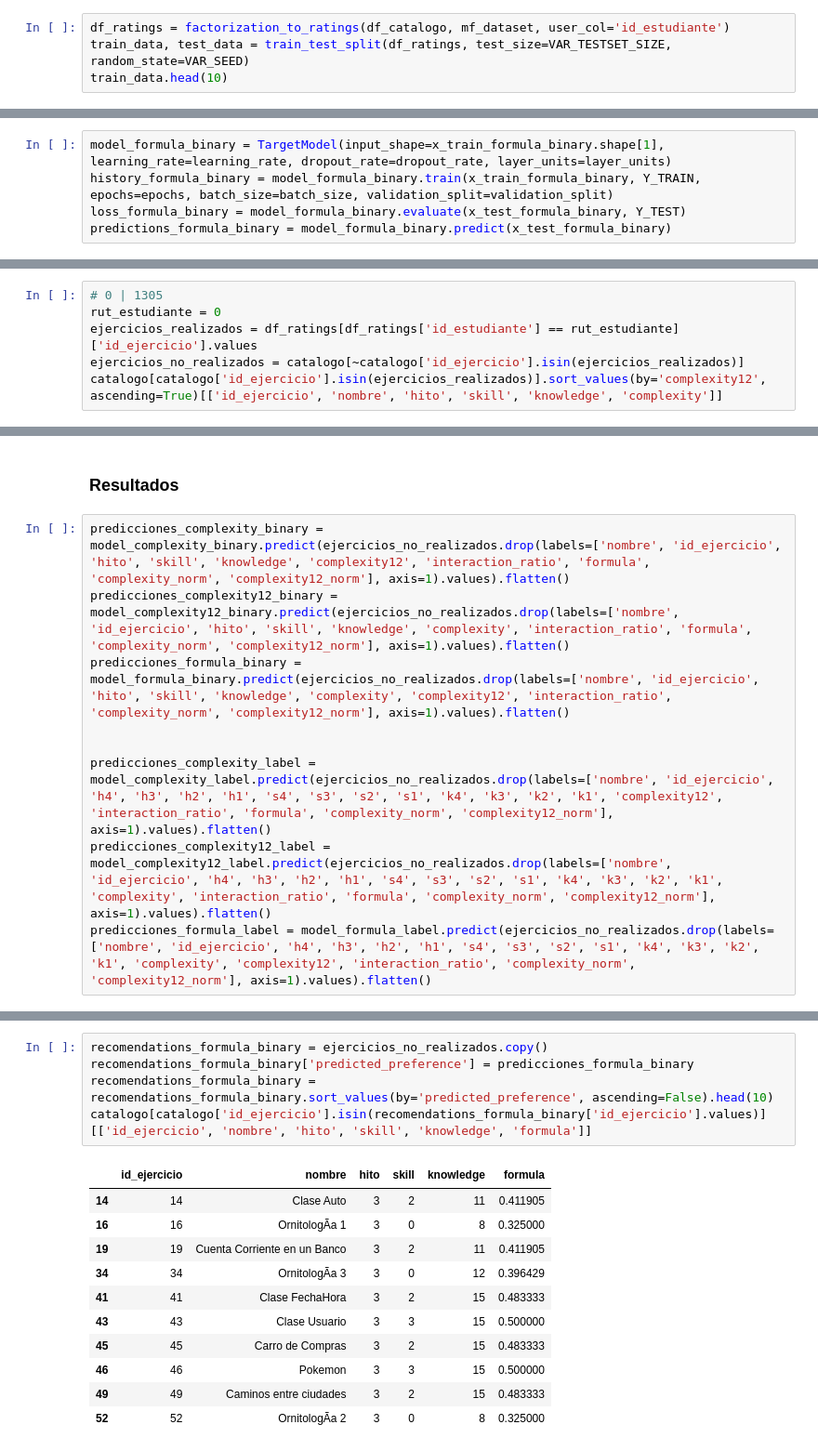
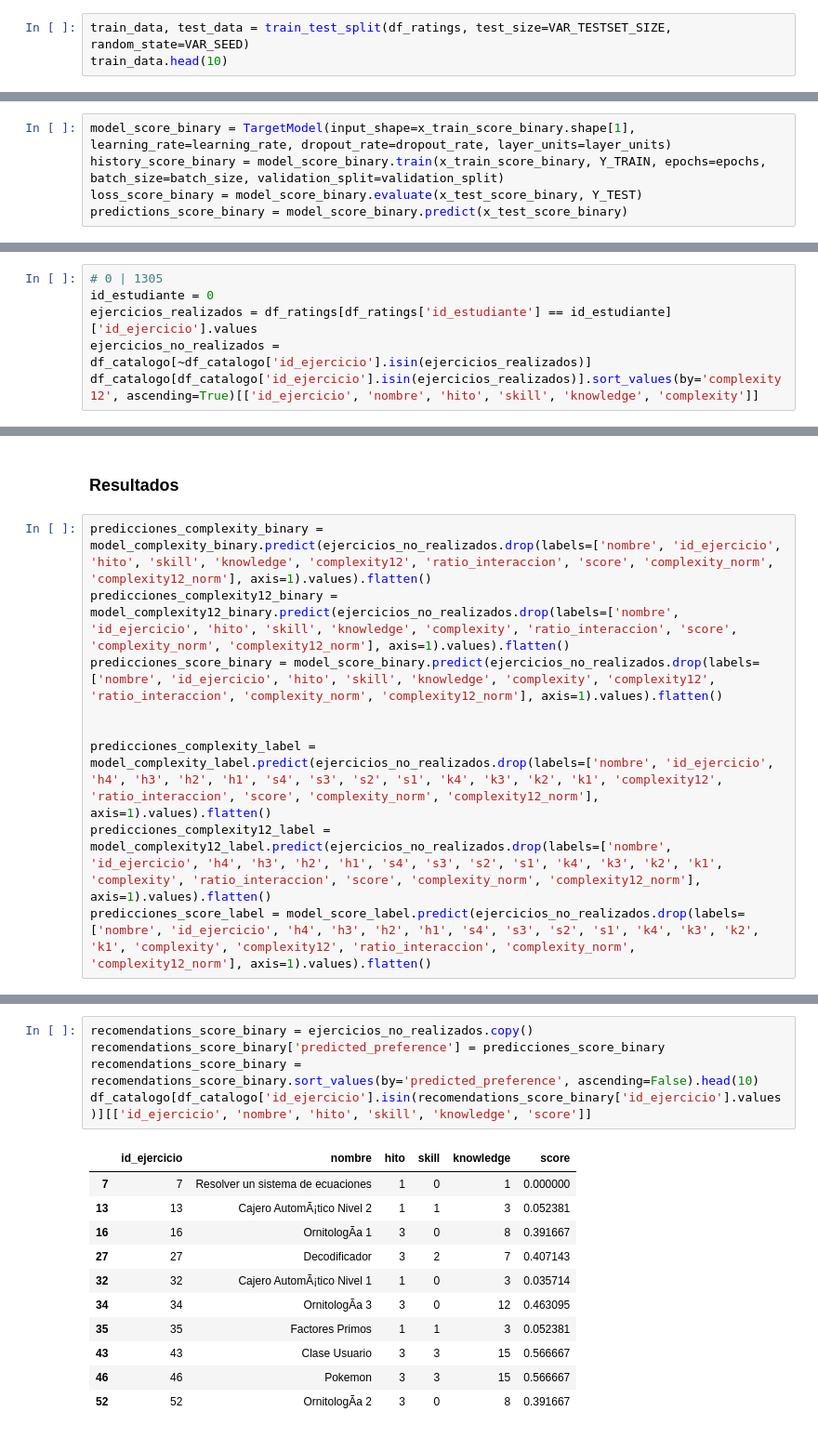
Before and after one commit to edgar-ramxs/RecSysUnab, a Jupyter notebook: models/tensorflow.ipynb, the cells around one changed output, grey strips where cells are left out. Shown: that part at 93% size. Cells and saved outputs as stored; diff of their text form.

Commit message:
models

```diff
--- a/models/tensorflow.ipynb
+++ b/models/tensorflow.ipynb
@@ -60,5 +54,4 @@ df_catalogo.head()
 # %%
-df_ratings = factorization_to_ratings(df_catalogo, mf_dataset, user_col='id_estudiante')
 train_data, test_data = train_test_split(df_ratings, test_size=VAR_TESTSET_SIZE, random_state=VAR_SEED)
 train_data.head(10)
 # %% [output]
@@ -158,7 +148,7 @@ Loss en el conjunto de prueba: 184918.046875
 64/64 ━━━━━━━━━━━━━━━━━━━━ 0s 3ms/step
 # %%
-model_formula_binary = TargetModel(input_shape=x_train_formula_binary.shape[1], learning_rate=learning_rate, dropout_rate=dropout_rate, layer_units=layer_units)
-history_formula_binary = model_formula_binary.train(x_train_formula_binary, Y_TRAIN, epochs=epochs, batch_size=batch_size, validation_split=validation_split)
-loss_formula_binary = model_formula_binary.evaluate(x_test_formula_binary, Y_TEST)
-predictions_formula_binary = model_formula_binary.predict(x_test_formula_binary)
+model_score_binary = TargetModel(input_shape=x_train_score_binary.shape[1], learning_rate=learning_rate, dropout_rate=dropout_rate, layer_units=layer_units)
+history_score_binary = model_score_binary.train(x_train_score_binary, Y_TRAIN, epochs=epochs, batch_size=batch_size, validation_split=validation_split)
+loss_score_binary = model_score_binary.evaluate(x_test_score_binary, Y_TEST)
+predictions_score_binary = model_score_binary.predict(x_test_score_binary)
 # %% [output]
@@ -256,10 +246,10 @@ Loss en el conjunto de prueba: 180446.859375
 ### Estudiante
 # %%
 # 0 | 1305
-rut_estudiante = 0
-ejercicios_realizados = df_ratings[df_ratings['id_estudiante'] == rut_estudiante]['id_ejercicio'].values
-ejercicios_no_realizados = catalogo[~catalogo['id_ejercicio'].isin(ejercicios_realizados)]
-catalogo[catalogo['id_ejercicio'].isin(ejercicios_realizados)].sort_values(by='complexity12', ascending=True)[['id_ejercicio', 'nombre', 'hito', 'skill', 'knowledge', 'complexity']]
+id_estudiante = 0
+ejercicios_realizados = df_ratings[df_ratings['id_estudiante'] == id_estudiante]['id_ejercicio'].values
+ejercicios_no_realizados = df_catalogo[~df_catalogo['id_ejercicio'].isin(ejercicios_realizados)]
+df_catalogo[df_catalogo['id_ejercicio'].isin(ejercicios_realizados)].sort_values(by='complexity12', ascending=True)[['id_ejercicio', 'nombre', 'hito', 'skill', 'knowledge', 'complexity']]
 # %% [output]
 |  | id_ejercicio | nombre | hito | skill | knowledge | complexity |
 | 4 | 4 | Nota Final | 1 | 0 | 1 | 1 |
@@ -280,12 +270,12 @@ catalogo[catalogo['id_ejercicio'].isin(ejercicios_realizados)].sort_values(by='c
 # %% [markdown]
 ### Resultados
 # %%
-predicciones_complexity_binary = model_complexity_binary.predict(ejercicios_no_realizados.drop(labels=['nombre', 'id_ejercicio', 'hito', 'skill', 'knowledge', 'complexity12', 'interaction_ratio', 'formula', 'complexity_norm', 'complexity12_norm'], axis=1).values).flatten()
-predicciones_complexity12_binary = model_complexity12_binary.predict(ejercicios_no_realizados.drop(labels=['nombre', 'id_ejercicio', 'hito', 'skill', 'knowledge', 'complexity', 'interaction_ratio', 'formula', 'complexity_norm', 'complexity12_norm'], axis=1).values).flatten()
-predicciones_formula_binary = model_formula_binary.predict(ejercicios_no_realizados.drop(labels=['nombre', 'id_ejercicio', 'hito', 'skill', 'knowledge', 'complexity', 'complexity12', 'interaction_ratio', 'complexity_norm', 'complexity12_norm'], axis=1).values).flatten()
+predicciones_complexity_binary = model_complexity_binary.predict(ejercicios_no_realizados.drop(labels=['nombre', 'id_ejercicio', 'hito', 'skill', 'knowledge', 'complexity12', 'ratio_interaccion', 'score', 'complexity_norm', 'complexity12_norm'], axis=1).values).flatten()
+predicciones_complexity12_binary = model_complexity12_binary.predict(ejercicios_no_realizados.drop(labels=['nombre', 'id_ejercicio', 'hito', 'skill', 'knowledge', 'complexity', 'ratio_interaccion', 'score', 'complexity_norm', 'complexity12_norm'], axis=1).values).flatten()
+predicciones_score_binary = model_score_binary.predict(ejercicios_no_realizados.drop(labels=['nombre', 'id_ejercicio', 'hito', 'skill', 'knowledge', 'complexity', 'complexity12', 'ratio_interaccion', 'complexity_norm', 'complexity12_norm'], axis=1).values).flatten()
 
 
-predicciones_complexity_label = model_complexity_label.predict(ejercicios_no_realizados.drop(labels=['nombre', 'id_ejercicio', 'h4', 'h3', 'h2', 'h1', 's4', 's3', 's2', 's1', 'k4', 'k3', 'k2', 'k1', 'complexity12', 'interaction_ratio', 'formula', 'complexity_norm', 'complexity12_norm'], axis=1).values).flatten()
-predicciones_complexity12_label = model_complexity12_label.predict(ejercicios_no_realizados.drop(labels=['nombre', 'id_ejercicio', 'h4', 'h3', 'h2', 'h1', 's4', 's3', 's2', 's1', 'k4', 'k3', 'k2', 'k1', 'complexity', 'interaction_ratio', 'formula', 'complexity_norm', 'complexity12_norm'], axis=1).values).flatten()
-predicciones_formula_label = model_formula_label.predict(ejercicios_no_realizados.drop(labels=['nombre', 'id_ejercicio', 'h4', 'h3', 'h2', 'h1', 's4', 's3', 's2', 's1', 'k4', 'k3', 'k2', 'k1', 'complexity', 'complexity12', 'interaction_ratio', 'complexity_norm', 'complexity12_norm'], axis=1).values).flatten()
+predicciones_complexity_label = model_complexity_label.predict(ejercicios_no_realizados.drop(labels=['nombre', 'id_ejercicio', 'h4', 'h3', 'h2', 'h1', 's4', 's3', 's2', 's1', 'k4', 'k3', 'k2', 'k1', 'complexity12', 'ratio_interaccion', 'score', 'complexity_norm', 'complexity12_norm'], axis=1).values).flatten()
+predicciones_complexity12_label = model_complexity12_label.predict(ejercicios_no_realizados.drop(labels=['nombre', 'id_ejercicio', 'h4', 'h3', 'h2', 'h1', 's4', 's3', 's2', 's1', 'k4', 'k3', 'k2', 'k1', 'complexity', 'ratio_interaccion', 'score', 'complexity_norm', 'complexity12_norm'], axis=1).values).flatten()
+predicciones_score_label = model_score_label.predict(ejercicios_no_realizados.drop(labels=['nombre', 'id_ejercicio', 'h4', 'h3', 'h2', 'h1', 's4', 's3', 's2', 's1', 'k4', 'k3', 'k2', 'k1', 'complexity', 'complexity12', 'ratio_interaccion', 'complexity_norm', 'complexity12_norm'], axis=1).values).flatten()
 # %% [output]
@@ -330,19 +320,19 @@ catalogo[catalogo['id_ejercicio'].isin(recomendations_complexity12_binary['id_ej
 | 50 | 50 | MCM recursivo | 4 | 1 | 3 | 1043 |
 | 51 | 51 | Combinaciones de NÃºmeros Binarios | 4 | 12 | 7 | 1223 |
 # %%
-recomendations_formula_binary = ejercicios_no_realizados.copy()
-recomendations_formula_binary['predicted_preference'] = predicciones_formula_binary
-recomendations_formula_binary = recomendations_formula_binary.sort_values(by='predicted_preference', ascending=False).head(10)
-catalogo[catalogo['id_ejercicio'].isin(recomendations_formula_binary['id_ejercicio'].values)][['id_ejercicio', 'nombre', 'hito', 'skill', 'knowledge', 'formula']]
+recomendations_score_binary = ejercicios_no_realizados.copy()
+recomendations_score_binary['predicted_preference'] = predicciones_score_binary
+recomendations_score_binary = recomendations_score_binary.sort_values(by='predicted_preference', ascending=False).head(10)
+df_catalogo[df_catalogo['id_ejercicio'].isin(recomendations_score_binary['id_ejercicio'].values)][['id_ejercicio', 'nombre', 'hito', 'skill', 'knowledge', 'score']]
 # %% [output]
-|  | id_ejercicio | nombre | hito | skill | knowledge | formula |
-| 14 | 14 | Clase Auto | 3 | 2 | 11 | 0.411905 |
-| 16 | 16 | OrnitologÃ­a 1 | 3 | 0 | 8 | 0.325000 |
-| 19 | 19 | Cuenta Corriente en un Banco | 3 | 2 | 11 | 0.411905 |
-| 34 | 34 | OrnitologÃ­a 3 | 3 | 0 | 12 | 0.396429 |
-| 41 | 41 | Clase FechaHora | 3 | 2 | 15 | 0.483333 |
-| 43 | 43 | Clase Usuario | 3 | 3 | 15 | 0.500000 |
-| 45 | 45 | Carro de Compras | 3 | 2 | 15 | 0.483333 |
-| 46 | 46 | Pokemon | 3 | 3 | 15 | 0.500000 |
-| 49 | 49 | Caminos entre ciudades | 3 | 2 | 15 | 0.483333 |
-| 52 | 52 | OrnitologÃ­a 2 | 3 | 0 | 8 | 0.325000 |
+|  | id_ejercicio | nombre | hito | skill | knowledge | score |
+| 7 | 7 | Resolver un sistema de ecuaciones | 1 | 0 | 1 | 0.000000 |
+| 13 | 13 | Cajero AutomÃ¡tico Nivel 2 | 1 | 1 | 3 | 0.052381 |
+| 16 | 16 | OrnitologÃ­a 1 | 3 | 0 | 8 | 0.391667 |
+| 27 | 27 | Decodificador | 3 | 2 | 7 | 0.407143 |
+| 32 | 32 | Cajero AutomÃ¡tico Nivel 1 | 1 | 0 | 3 | 0.035714 |
+| 34 | 34 | OrnitologÃ­a 3 | 3 | 0 | 12 | 0.463095 |
+| 35 | 35 | Factores Primos | 1 | 1 | 3 | 0.052381 |
+| 43 | 43 | Clase Usuario | 3 | 3 | 15 | 0.566667 |
+| 46 | 46 | Pokemon | 3 | 3 | 15 | 0.566667 |
+| 52 | 52 | OrnitologÃ­a 2 | 3 | 0 | 8 | 0.391667 |
```
Also changed, not shown: parts of 13 cells of this notebook, 47 other files.
